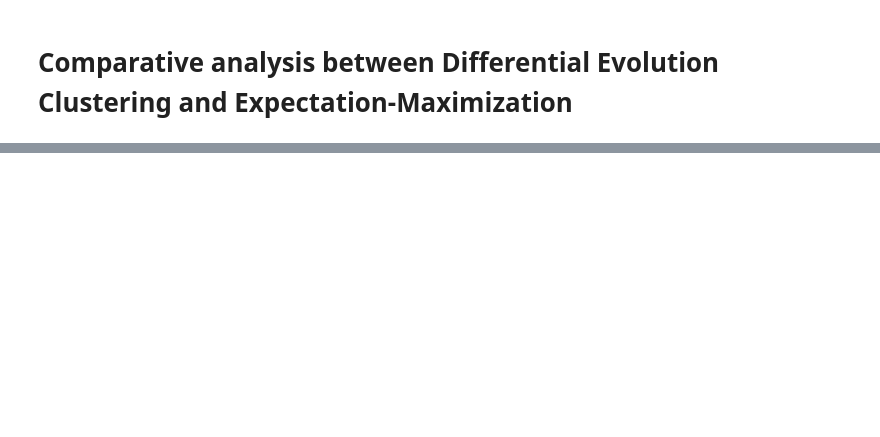
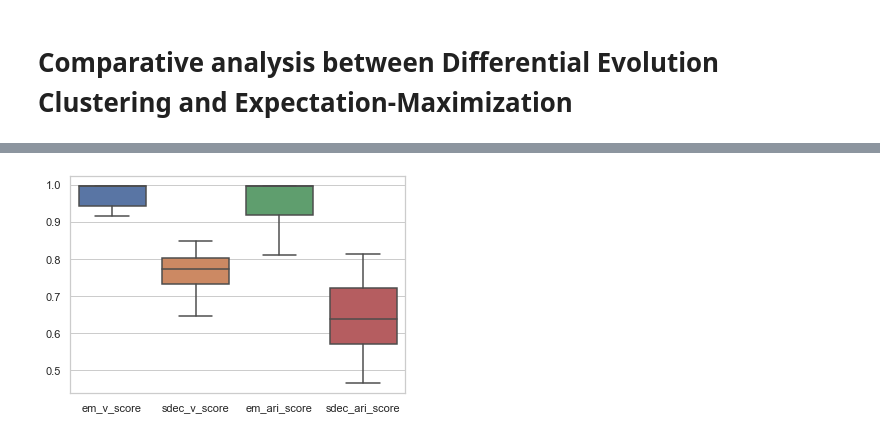
Before and after one commit to snistor1/BDA-DEC, a Jupyter notebook: Comparative analysis.ipynb, the cells around one changed output, grey strips where cells are left out. Saved outputs shown, nothing was run; the diff lists cells and outputs as text; code cells hidden in the pictures; blank space fills up the shorter version.

```diff
--- a/Comparative analysis.ipynb
+++ b/Comparative analysis.ipynb
@@ -64,0 +98,30 @@ plt.close(fig)
+# %%
+em_v_scores = []
+sdec_v_scores = []
+
+em_ari_scores = []
+sdec_ari_scores = []
+
+for alg, predictions, ari_scores, v_scores in [('EM', em_predictions, em_ari_scores, em_v_scores), ('DEC', sdec_predictions, sdec_ari_scores, sdec_v_scores)]:
+    # each cluster contains only members of a single class.
+    print(f"Homogeneity score mean - {alg}:", sum([metrics.homogeneity_score(y, prediction) for prediction in predictions])/20)
+
+    # all members of a given class are assigned to the same cluster.
+    print(f"Completeness score mean - {alg}:", sum([metrics.completeness_score(y, prediction) for prediction in predictions])/20)
+
+    # harmonic mean between homogeneity score and completness score
+    _v_scores = [metrics.v_measure_score(y, prediction) for prediction in predictions]
+    v_scores.append(_v_scores)
+    print(f"V score mean - {alg}:", sum(_v_scores)/20)
+
+    # measures the similarity of the two assignments
+    _ari_scores = [metrics.adjusted_rand_score(y, prediction) for prediction in predictions]
+    ari_scores.append(_ari_scores)
+    print(f"ARI mean - {alg}:", sum(_ari_scores)/20)
+    print("")
+
+scores = pd.DataFrame()
+scores["em_v_score"] = em_v_scores[0]
+scores["sdec_v_score"] = sdec_v_scores[0]
+scores["em_ari_score"] = em_ari_scores[0]
+scores["sdec_ari_score"] = sdec_ari_scores[0]
@@ -64,0 +150,7 @@ plt.close(fig)
+# %%
+import seaborn as sns
+sns.set_theme(style="whitegrid")
+
+ax = sns.boxplot(data=scores)
+# %% [output]
+[figure, added]
```
Also changed, not shown: parts of 8 cells of this notebook.
